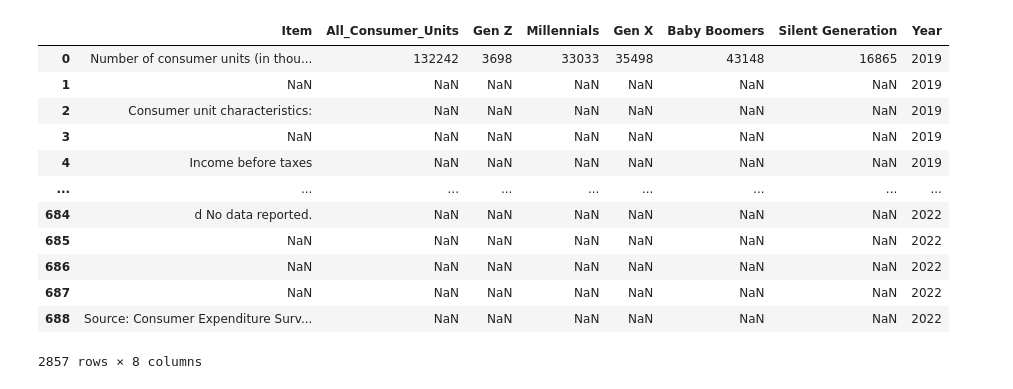
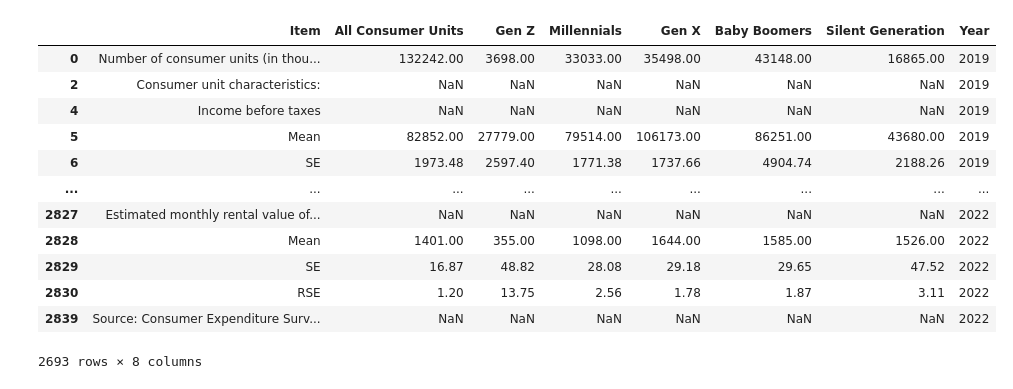
Before and after one commit to alison-love/16-17-Millennial_Murder_Mystery, a Jupyter notebook: MMM.ipynb, the cells around one changed output. Drawn from its saved outputs; the diff is of its cells as text; code cells hidden in the pictures.

```diff
--- a/MMM.ipynb
+++ b/MMM.ipynb
@@ -22,7 +22,7 @@ data_2021['Year'] = 2021
 data_2022['Year'] = 2022
 # %%
 # Concatenate all DataFrames
-all_data = pd.concat([data_2019, data_2020, data_2021, data_2022])
+all_data = pd.concat([data_2019, data_2020, data_2021, data_2022], ignore_index=True)
 
 all_data
 # %% [output]
@@ -41,0 +42,4 @@ all_data
+# %%
+# Assuming 'all_data' is your DataFrame and 'item' is the column you're checking for NaN values
+cleaned_data = all_data.dropna(subset=['Item'])
+cleaned_data.head(10)
@@ -42,28 +58,28 @@ all_data
 # %%
-all_data_columns_renamed = all_data.rename(columns={
-    'All\nconsumer\nunits': 'All_Consumer_Units',
+all_data_columns_renamed = cleaned_data.rename(columns={
+    'All\nconsumer\nunits': 'All Consumer Units',
     'Birth year\nof 1997\nor later': 'Gen Z',
     'Birth year\nfrom 1981\nto 1996': 'Millennials',
     'Birth year\nfrom 1965\nto 1980': 'Gen X',
     'Birth year\nfrom 1946\nto 1964': 'Baby Boomers',
     'Birth year\nof 1945\nor earlier': 'Silent Generation'
     })
 
 all_data_columns_renamed
 # %% [output]
-|  | Item | All_Consumer_Units | Gen Z | Millennials | Gen X | Baby Boomers | Silent Generation | Year |
-| 0 | Number of consumer units (in thou... | 132242 | 3698 | 33033 | 35498 | 43148 | 16865 | 2019 |
-| 1 | NaN | NaN | NaN | NaN | NaN | NaN | NaN | 2019 |
+|  | Item | All Consumer Units | Gen Z | Millennials | Gen X | Baby Boomers | Silent Generation | Year |
+| 0 | Number of consumer units (in thou... | 132242.00 | 3698.00 | 33033.00 | 35498.00 | 43148.00 | 16865.00 | 2019 |
 | 2 | Consumer unit characteristics: | NaN | NaN | NaN | NaN | NaN | NaN | 2019 |
-| 3 | NaN | NaN | NaN | NaN | NaN | NaN | NaN | 2019 |
 | 4 | Income before taxes | NaN | NaN | NaN | NaN | NaN | NaN | 2019 |
+| 5 | Mean | 82852.00 | 27779.00 | 79514.00 | 106173.00 | 86251.00 | 43680.00 | 2019 |
+| 6 | SE | 1973.48 | 2597.40 | 1771.38 | 1737.66 | 4904.74 | 2188.26 | 2019 |
 | ... | ... | ... | ... | ... | ... | ... | ... | ... |
-| 684 | d No data reported. | NaN | NaN | NaN | NaN | NaN | NaN | 2022 |
-| 685 | NaN | NaN | NaN | NaN | NaN | NaN | NaN | 2022 |
-| 686 | NaN | NaN | NaN | NaN | NaN | NaN | NaN | 2022 |
-| 687 | NaN | NaN | NaN | NaN | NaN | NaN | NaN | 2022 |
-| 688 | Source: Consumer Expenditure Surv... | NaN | NaN | NaN | NaN | NaN | NaN | 2022 |
+| 2827 | Estimated monthly rental value of... | NaN | NaN | NaN | NaN | NaN | NaN | 2022 |
+| 2828 | Mean | 1401.00 | 355.00 | 1098.00 | 1644.00 | 1585.00 | 1526.00 | 2022 |
+| 2829 | SE | 16.87 | 48.82 | 28.08 | 29.18 | 29.65 | 47.52 | 2022 |
+| 2830 | RSE | 1.20 | 13.75 | 2.56 | 1.78 | 1.87 | 3.11 | 2022 |
+| 2839 | Source: Consumer Expenditure Surv... | NaN | NaN | NaN | NaN | NaN | NaN | 2022 |
-2857 rows × 8 columns
+2693 rows × 8 columns
 # %%
 # Ensure 'Year' is the first column
 column_order = ['Year'] + [col for col in all_data_columns_renamed.columns if col != 'Year']
```
Also changed, not shown: parts of 9 cells of this notebook, 5 other files.
